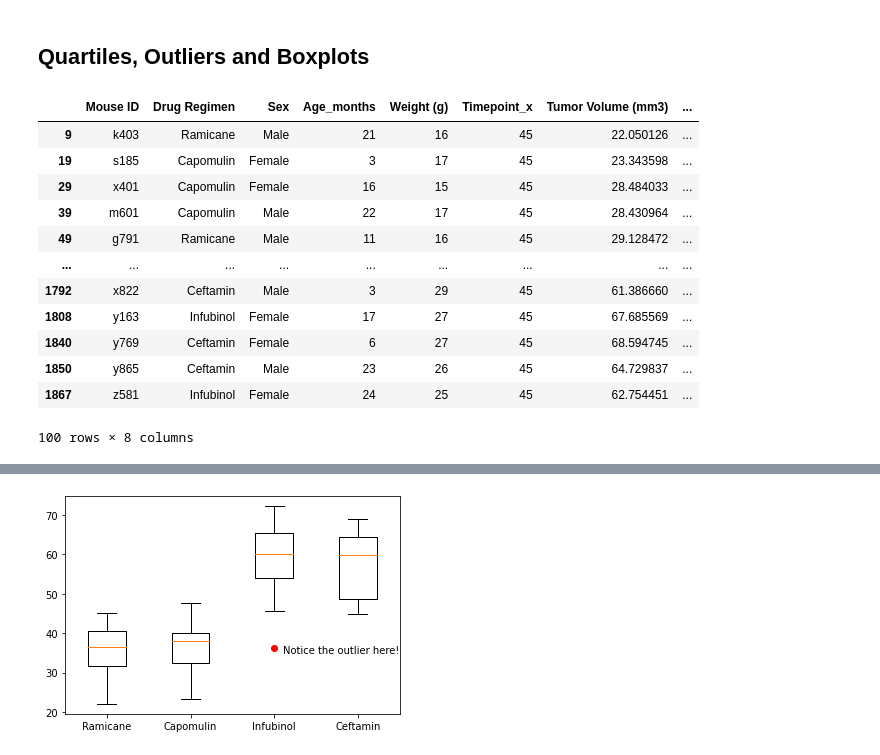
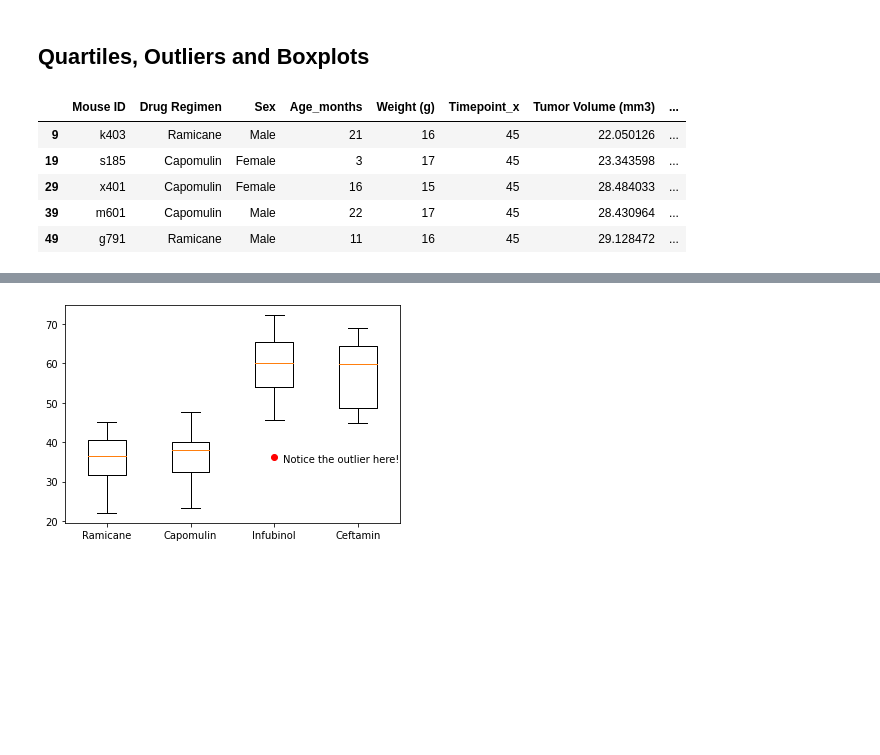
Before and after one commit to JGarvert/Matplotlib_homework, a Jupyter notebook: pymaceuticals_starter.ipynb, the cells around one changed output, grey strips where cells are left out. Saved outputs shown, nothing was run; the diff lists cells and outputs as text; code cells hidden in the pictures; blank space fills up the shorter version.

```diff
--- a/pymaceuticals_starter.ipynb
+++ b/pymaceuticals_starter.ipynb
@@ -190,32 +170,27 @@ plt.show()
 # %% [markdown]
 ## Quartiles, Outliers and Boxplots
 # %%
-## Calculate the final tumor volume of each mouse across four of the treatment regimens:
-## Capomulin, Ramicane, Infubinol, and Ceftamin
+# Calculate the final tumor volume of each mouse across four of the treatment regimens:
+# Capomulin, Ramicane, Infubinol, and Ceftamin
 
-## Start by getting the last (greatest) timepoint for each mouse
+# Start by getting the last (greatest) timepoint for each mouse
+## Note to my future self. This method assumes the original data is sorted by timepoint. Lucky me this time.  Next time use max
 mice_final_time = pd.DataFrame(study_data.groupby('Mouse ID')["Timepoint"].tail(1))
 
 ## Merge this group df with the original dataframe to get the tumor volume at the last timepoint
 mice_final_tumor = pd.merge(study_data, mice_final_time, left_index = True, right_index = True)
 
-# LImit to Capomulin, Ramicane, Infubinol, and Ceftamin
+# Limit to Capomulin, Ramicane, Infubinol, and Ceftamin
 mice_final_tumor_limited = mice_final_tumor.loc[(mice_final_tumor["Drug Regimen"] == "Capomulin") |(mice_final_tumor["Drug Regimen"] == "Ramicane") |(mice_final_tumor["Drug Regimen"] == "Infubinol") |(mice_final_tumor["Drug Regimen"] == "Ceftamin")]
 mice_final_tumor_limited = mice_final_tumor_limited.drop('Timepoint_y',1)
-mice_final_tumor_limited
+# Take a peek at the data
+mice_final_tumor_limited.head()
 # %% [output]
 |  | Mouse ID | Drug Regimen | Sex | Age_months | Weight (g) | Timepoint_x | Tumor Volume (mm3) | ... |
 | 9 | k403 | Ramicane | Male | 21 | 16 | 45 | 22.050126 | ... |
 | 19 | s185 | Capomulin | Female | 3 | 17 | 45 | 23.343598 | ... |
 | 29 | x401 | Capomulin | Female | 16 | 15 | 45 | 28.484033 | ... |
 | 39 | m601 | Capomulin | Male | 22 | 17 | 45 | 28.430964 | ... |
 | 49 | g791 | Ramicane | Male | 11 | 16 | 45 | 29.128472 | ... |
-| ... | ... | ... | ... | ... | ... | ... | ... | ... |
-| 1792 | x822 | Ceftamin | Male | 3 | 29 | 45 | 61.386660 | ... |
-| 1808 | y163 | Infubinol | Female | 17 | 27 | 45 | 67.685569 | ... |
-| 1840 | y769 | Ceftamin | Female | 6 | 27 | 45 | 68.594745 | ... |
-| 1850 | y865 | Ceftamin | Male | 23 | 26 | 45 | 64.729837 | ... |
-| 1867 | z581 | Infubinol | Female | 24 | 25 | 45 | 62.754451 | ... |
-100 rows × 8 columns
 # %%
 # Put treatments into a list for a for loop (and later for plot labels)
```
Also changed, not shown: parts of 16 cells of this notebook.
